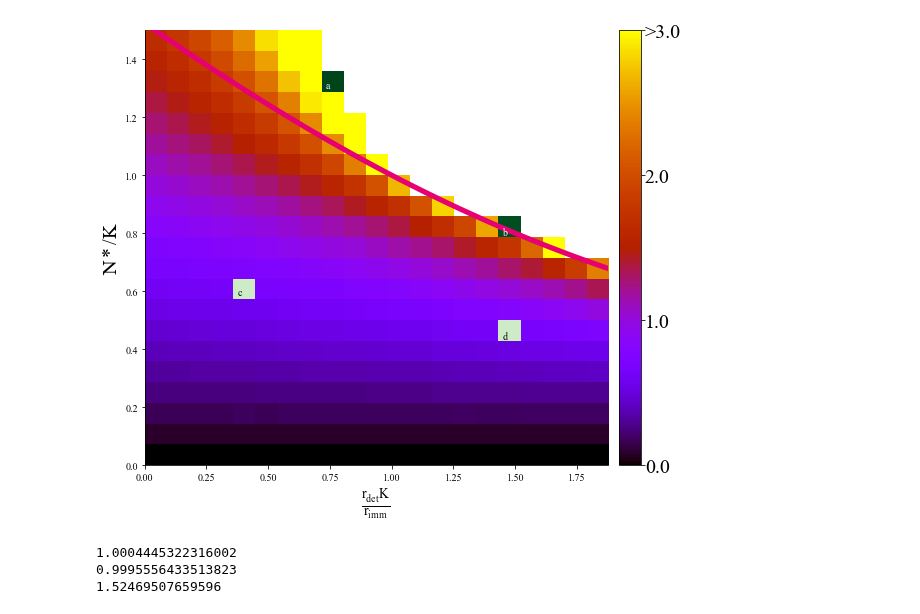
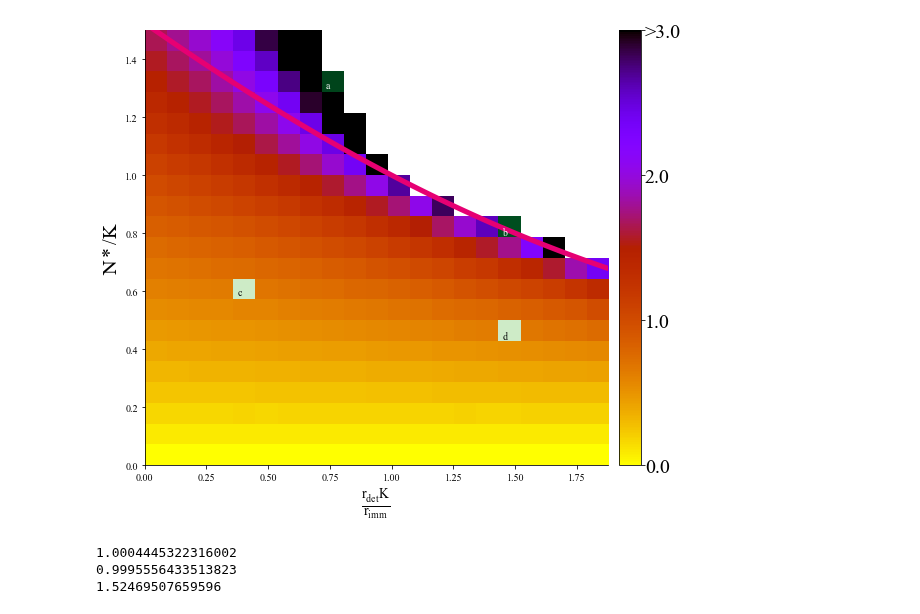
Before and after one commit to patricksinclair/multispecies_postprocessing, a Jupyter notebook: biofilm_threshold_theory/phase_diagram_plotter_v2.ipynb, the cells around one changed output. Saved outputs shown, nothing was run; the diff lists cells and outputs as text; code cells hidden in the pictures.

```diff
--- a/biofilm_threshold_theory/phase_diagram_plotter_v2.ipynb
+++ b/biofilm_threshold_theory/phase_diagram_plotter_v2.ipynb
@@ -225,40 +225,40 @@ ax.spines['right'].set_visible(False)
 
 ax.imshow(pivot, origin='lower', cmap='Greens', vmax=3, aspect='auto',
            extent=extent) # plot the unmasked one first, these squares will shine through when we then plot the masked one.
-im = ax.imshow(pivot_masked, origin='lower', cmap='gnuplot', vmax=3, aspect='auto',
+im = ax.imshow(pivot_masked, origin='lower', cmap='gnuplot_r', vmax=3, aspect='auto',
            extent=extent)
 
 cbar = fig.colorbar(im, pad=0.02)
 
 #cbar = plt.gca().images[-1].colorbar
 cbar.ax.tick_params(labelsize=20, pad=0.8)
 tick_vals = [0., 1., 2., 3.]
 cbar.set_ticks(tick_vals)
 tick_labels = [str(t) for t in tick_vals]
 tick_labels[-1] = ">"+tick_labels[-1]
 cbar.set_ticklabels(tick_labels)
 
 theoryN_vals = np.vectorize(phase_diag_line_v2)(det_ratio_vals_scaled)
 
 ax.plot(det_ratio_vals_scaled, theoryN_vals, linewidth = 5.2, color="#e60073")
 
 for n_thresh, r_det_ratio, label in histogram_param_pair_list_scaled:
     annotate_param_pair(r_det_ratio, n_thresh, label, ax=ax)
 
 
 
 
 ax.set_xlabel("$\\frac{r_{det}K}{r_{imm}}$", fontsize=20)
 ax.set_ylabel("$N*/K$", fontsize=20)
 
 ax.set_ylim(0, param_data['n_thresh'].max())
 
 plt.show()
 print(phase_diag_line_v2(0.999))
 print(phase_diag_line_v2(1.001))
 print(phase_diag_line_v2(0))
 # %% [output]
-[figure, old version]
+[figure, new version]
 1.0004445322316002
 0.9995556433513823
 1.52469507659596
```
Also changed, not shown: parts of 2 cells of this notebook, 2 other files.
